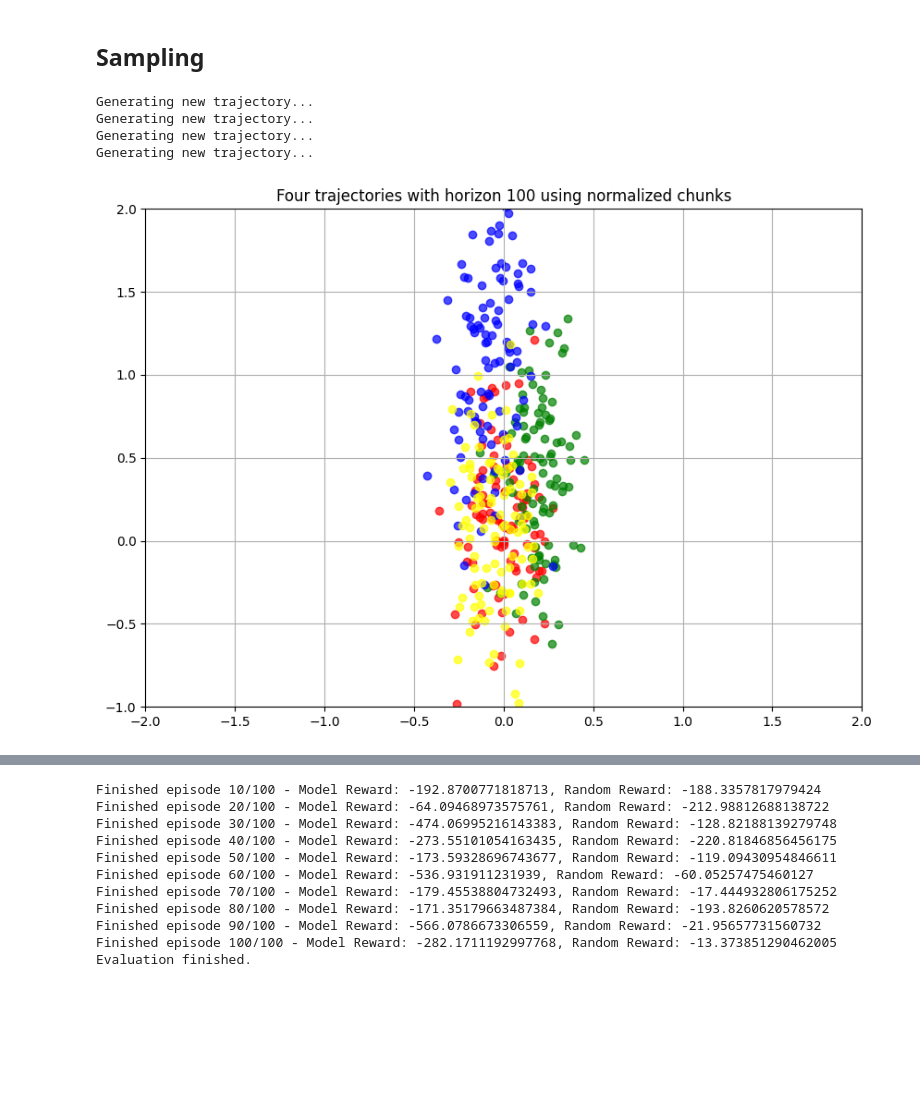
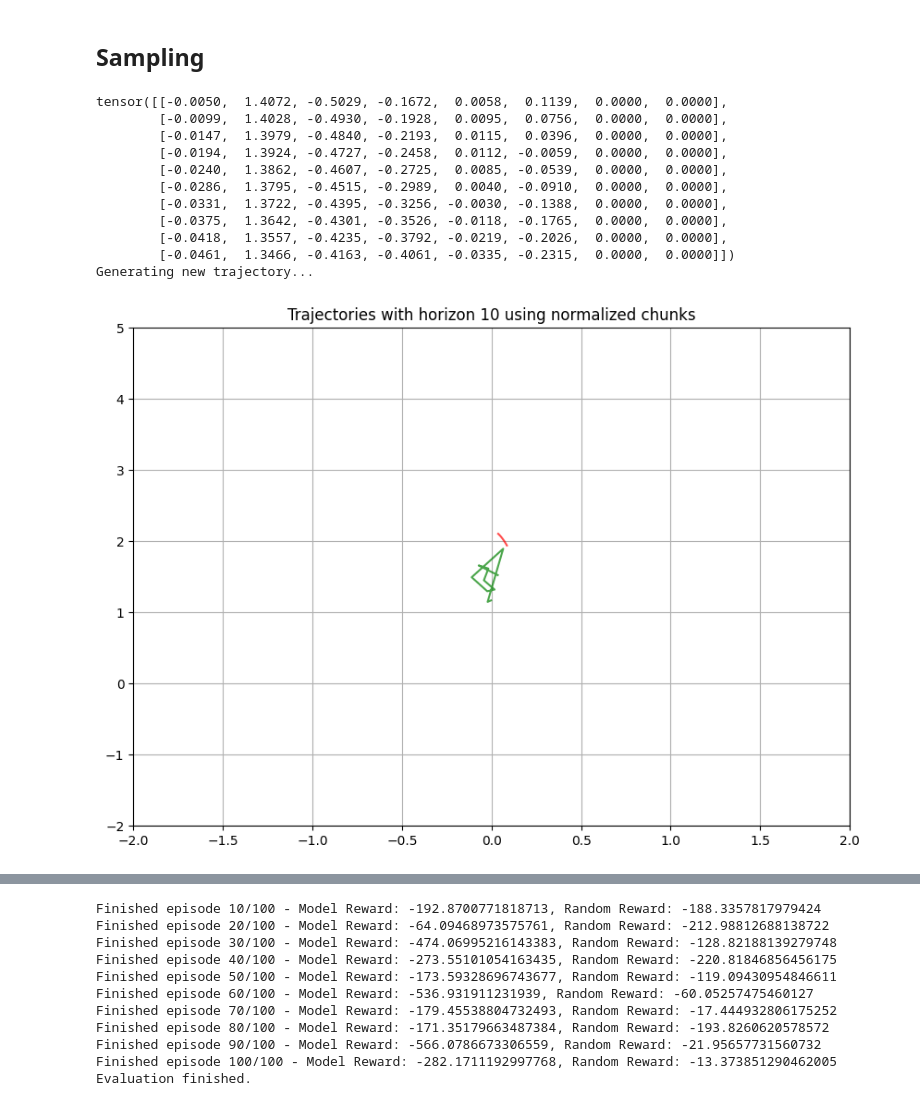
Before and after one commit to frankcholula/FRL-playground, a Jupyter notebook: src/notebooks/fm_bc.ipynb, the cells around one changed output, grey strips where cells are left out. Cells and saved outputs as stored; diff of their text form; code cells hidden in the pictures; blank space fills up the shorter version.

```diff
--- a/src/notebooks/fm_bc.ipynb
+++ b/src/notebooks/fm_bc.ipynb
@@ -214,7 +214,7 @@ def unnormalize_trajectory(norm_trajectory_chunk, stats, horizon, obs_dim, actio
 # load minari dataset
 import minari
 import random
-horizon = 100
+horizon = 10
 obs_dim = 8
 action_dim = 2
 
@@ -256,6 +256,6 @@ for batch in dataloader:
     assert random_chunk.shape == (horizon * (obs_dim + action_dim),)
     random_chunk = random_chunk.reshape(horizon, obs_dim + action_dim)
     expert_obs = random_chunk[:, :obs_dim]
-    visualize_chunk(ax, expert_obs, color="green", mode="line", x_limits=(-5,5), y_limits=(-5, 5))
+    visualize_chunk(ax, expert_obs, color="green", mode="line", x_limits=(-2, 2), y_limits=(-2, 2))
 # %% [output]
 Visualizing with normalized chunks...
@@ -265,15 +265,15 @@ Visualizing with normalized chunks...
 # %%
 from src.utils.loggers import WandBLogger
 env = minari_dataset.recover_environment()
-horizon = 100
+horizon = 10
 action_dim = env.action_space.shape[0]
 obs_dim = env.observation_space.shape[0]
 input_dim = (obs_dim + action_dim) * horizon
 
 # Training params
 lr = 0.001
-num_epochs = 1000
-print_every = 100
+num_epochs = 100
+print_every = 10
 hidden_dim = 256
 
 config = {
@@ -392,21 +484,39 @@ def generate_trajectory():
 # %%
 fig, ax = plt.subplots(figsize=(10, 7))
 observations, actions = generate_trajectory()
-ax.set_title(f'Four trajectories with horizon {horizon} using normalized chunks')
+original_obs, original_actions = unnormalize_trajectory(
+    expert_chunk_to_overfit,
+    minari_dataset_stats,
+    horizon,
+    obs_dim,
+    action_dim
+)
+print(original_obs)
+ax.set_title(f'Trajectories with horizon {horizon} using normalized chunks')
 
+assert original_obs.shape == (horizon, obs_dim)
 # visulizing 4 trajectories
-for _ in range(4):
+for _ in range(1):
     colors = ['red', 'green', 'blue', 'yellow']
     print("Generating new trajectory...")
     observations, actions = generate_trajectory()
-    visualize_chunk(ax, observations, color=colors[_],
-                    x_limits=(-2, 2), y_limits=(-1, 2), mode='scatter')
+    visualize_chunk(ax, observations, color='green',
+                    x_limits=(-2, 2), y_limits=(-2, 2), mode='line')
+    visualize_chunk(ax, expert_obs, color='red',
+                    x_limits=(-2, 2), y_limits=(-2, 5), mode='line')
 # %% [output]
+tensor([[-0.0050,  1.4072, -0.5029, -0.1672,  0.0058,  0.1139,  0.0000,  0.0000],
+        [-0.0099,  1.4028, -0.4930, -0.1928,  0.0095,  0.0756,  0.0000,  0.0000],
+        [-0.0147,  1.3979, -0.4840, -0.2193,  0.0115,  0.0396,  0.0000,  0.0000],
+        [-0.0194,  1.3924, -0.4727, -0.2458,  0.0112, -0.0059,  0.0000,  0.0000],
+        [-0.0240,  1.3862, -0.4607, -0.2725,  0.0085, -0.0539,  0.0000,  0.0000],
+        [-0.0286,  1.3795, -0.4515, -0.2989,  0.0040, -0.0910,  0.0000,  0.0000],
+        [-0.0331,  1.3722, -0.4395, -0.3256, -0.0030, -0.1388,  0.0000,  0.0000],
+        [-0.0375,  1.3642, -0.4301, -0.3526, -0.0118, -0.1765,  0.0000,  0.0000],
+        [-0.0418,  1.3557, -0.4235, -0.3792, -0.0219, -0.2026,  0.0000,  0.0000],
+        [-0.0461,  1.3466, -0.4163, -0.4061, -0.0335, -0.2315,  0.0000,  0.0000]])
 Generating new trajectory...
-Generating new trajectory...
-Generating new trajectory...
-Generating new trajectory...
-[figure, old version]
+[figure, new version]
 # %%
 observations, actions = generate_trajectory()
 observations
```
Also changed, not shown: parts of 6 cells of this notebook.
